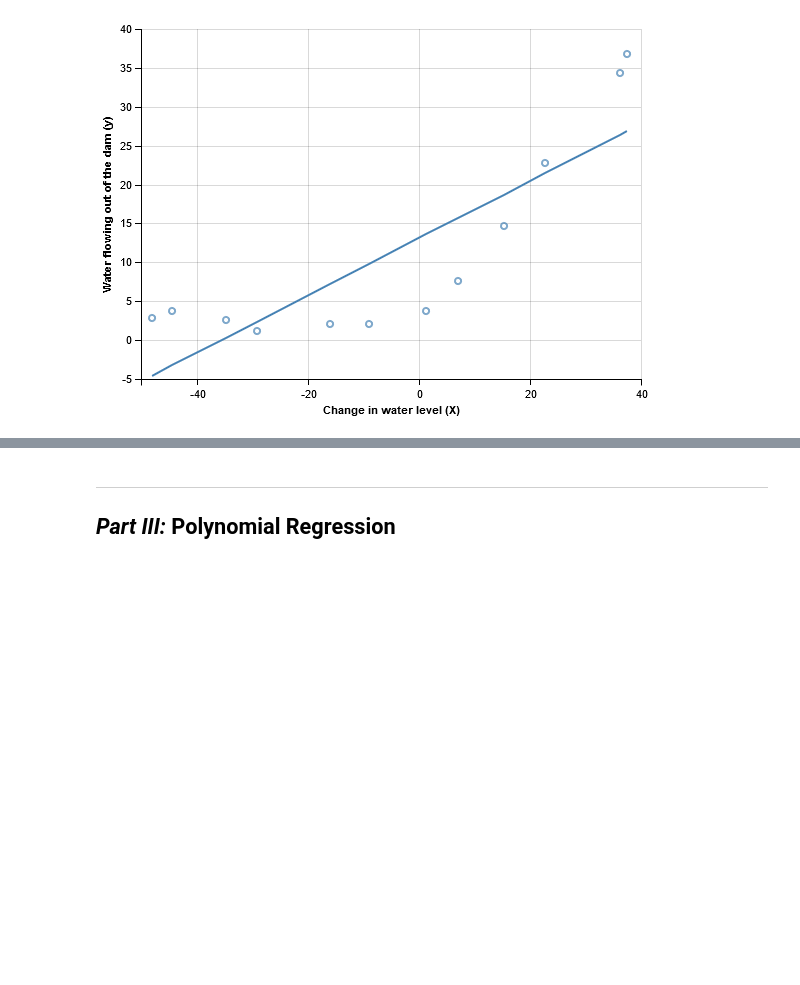
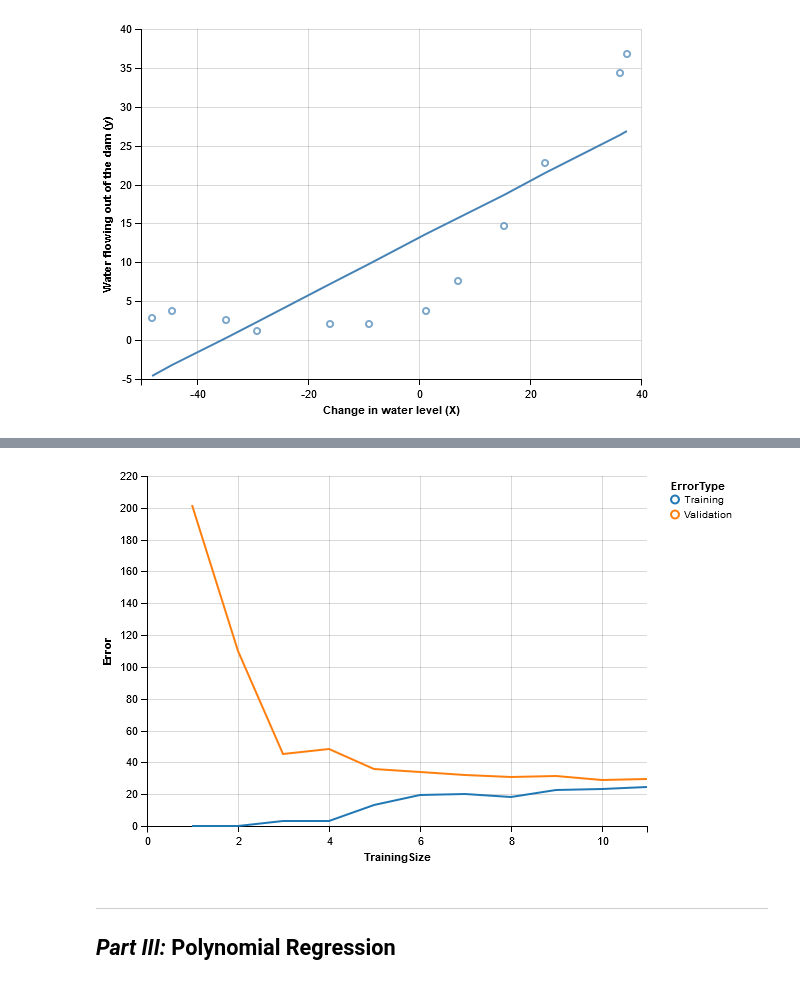
Before and after one commit to JeffMacaluso/Misc, a Jupyter notebook: MachineLearningMOOC/Ex5 Python - Regularized Linear Regression and Bias vs. Variance.ipynb, the cells around one changed output, grey strips where cells are left out. Saved outputs shown, nothing was run; the diff lists cells and outputs as text; code cells hidden in the pictures; blank space fills up the shorter version.

```diff
--- a/MachineLearningMOOC/Ex5 Python - Regularized Linear Regression and Bias vs. Variance.ipynb
+++ b/MachineLearningMOOC/Ex5 Python - Regularized Linear Regression and Bias vs. Variance.ipynb
@@ -102,11 +107,20 @@ array([[ -15.30301567],
 # %% [markdown]
 ### Fitting linear regression
 # %%
-# Find values of theta that minimize the cost function
-optimalTheta = optimize.fmin(func=cost_function,  # Function to minimize
-                             x0=initialTheta,  # Initial guess
-                             args=(X, y, 0),  # Additional Arguments
-                             maxiter=4000)
+def fit_model(thetas, X, y, C=0.0):
+    """
+    Helper function for optimizing the thetas for the regularized
+    linear regression model
+    """
+    # Finding values of theta that minimize the cost function
+    fitted = optimize.fmin(func=cost_function,  # Function to minimize
+                           x0=thetas,  # Initial guess
+                           args=(X, y, C),  # Additional Arguments
+                           maxiter=4000,
+                           disp=False)  # Removes # iterations performed
+    return fitted
 
+
+optimalTheta = fit_model(initialTheta, X, y)
 optimalTheta
 # %% [output]
@@ -145,0 +172,49 @@ chart.display()
+# %%
+def plot_learning_curve(Xtrain, ytrain, Xval, yval, C=0.0):
+    """
+    Plots the learning curve of the regularized logistic regression
+    """
+    m = ytrain.size
+
+    # Creating empty lists to add the error to
+    trainingError = []
+    validationError = []
+
+    # Looping through training sizes to calculate our errors
+    for i in range(1, m):
+
+        # Optimizing theta with the given training size
+        thetas = fit_model(np.zeros(2), Xtrain[:i], ytrain[:i], C)
+
+        # Calculating the training error
+        trainingError.append(cost_function(thetas, Xtrain[:i], ytrain[:i],
+                                           0))  # Excluding reg parameter
+
+        # Calculating the validation error
+        validationError.append(cost_function(thetas, Xval, yval,
+                                             0))  # Excluding reg parameter
+
+    # Storing the training error in a data frame
+    results = pd.DataFrame(trainingError, columns=['Error'])
+    results['ErrorType'] = 'Training'
+    results['TrainingSize'] = range(1, m)
+
+    # Storing the validation error in a data frame
+    validation = pd.DataFrame(validationError, columns=['Error'])
+    validation['ErrorType'] = 'Validation'
+    validation['TrainingSize'] = range(1, m)
+
+    # Joining the two into one data frame
+    results = results.append(validation, ignore_index=True)
+
+    # Plotting the data
+    learning_curve = altair.Chart(results).mark_line().encode(
+        x='TrainingSize:Q',
+        y='Error:Q',
+        color='ErrorType:N')
+
+    return learning_curve
+
+
+plot_learning_curve(X, y, Xval, yval)
+# %% [output]
@@ -146,3 +222,4 @@ chart.display()
+[figure, added]
 # %% [markdown]
 ---
 
```
Also changed, not shown: parts of 8 cells of this notebook.
